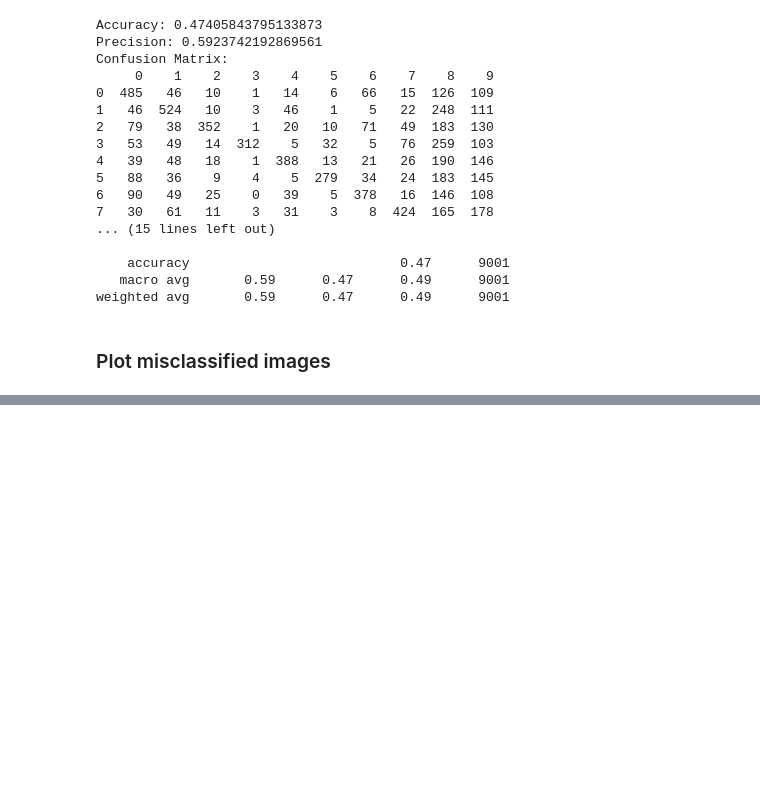
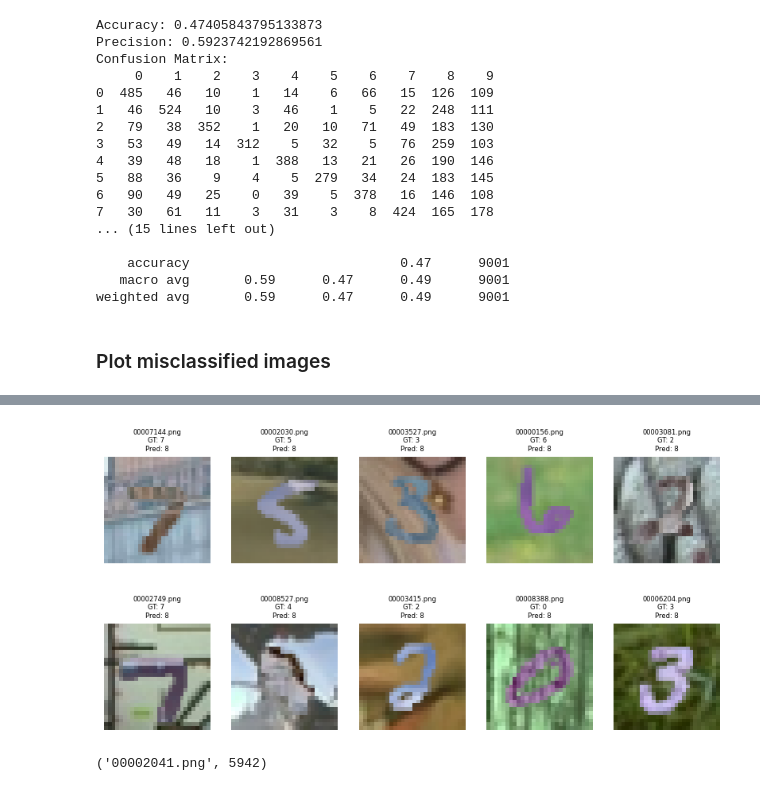
Before and after one commit to scaairesearch/da_demo, a Jupyter notebook: da_mnist_demo_v6.ipynb, the cells around one changed output, grey strips where cells are left out. Cells and saved outputs as stored; diff of their text form; code cells hidden in the pictures; blank space fills up the shorter version.

```diff
--- a/da_mnist_demo_v6.ipynb
+++ b/da_mnist_demo_v6.ipynb
@@ -1662,0 +1647,6 @@ plot_misclassified_images(target_misclassified_images, num_image = 20)
+# %%
+list_mnist_m_non_dann_misclassified= get_misclassified_images_list(model = infer_model_non_dann,
+                                  device = device,
+                                  test_loader = dataloader_target_test,
+                                  num_image = len(dataloader_target_test.dataset),
+                                  class_names = ['0', '1', '2', '3', '4', '5', '6', '7', '8', '9'])
@@ -1662,0 +1660,8 @@ plot_misclassified_images(target_misclassified_images, num_image = 20)
+# %%
+plot_images(list_mnist_m_non_dann_misclassified)
+# %% [output]
+[figure, added]
+# %%
+list_mnist_m_non_dann_misclassified[0][3] , len(list_mnist_m_non_dann_misclassified)
+# %% [output]
+('00002041.png', 5942)
```
Also changed, not shown: parts of 52 cells of this notebook.
